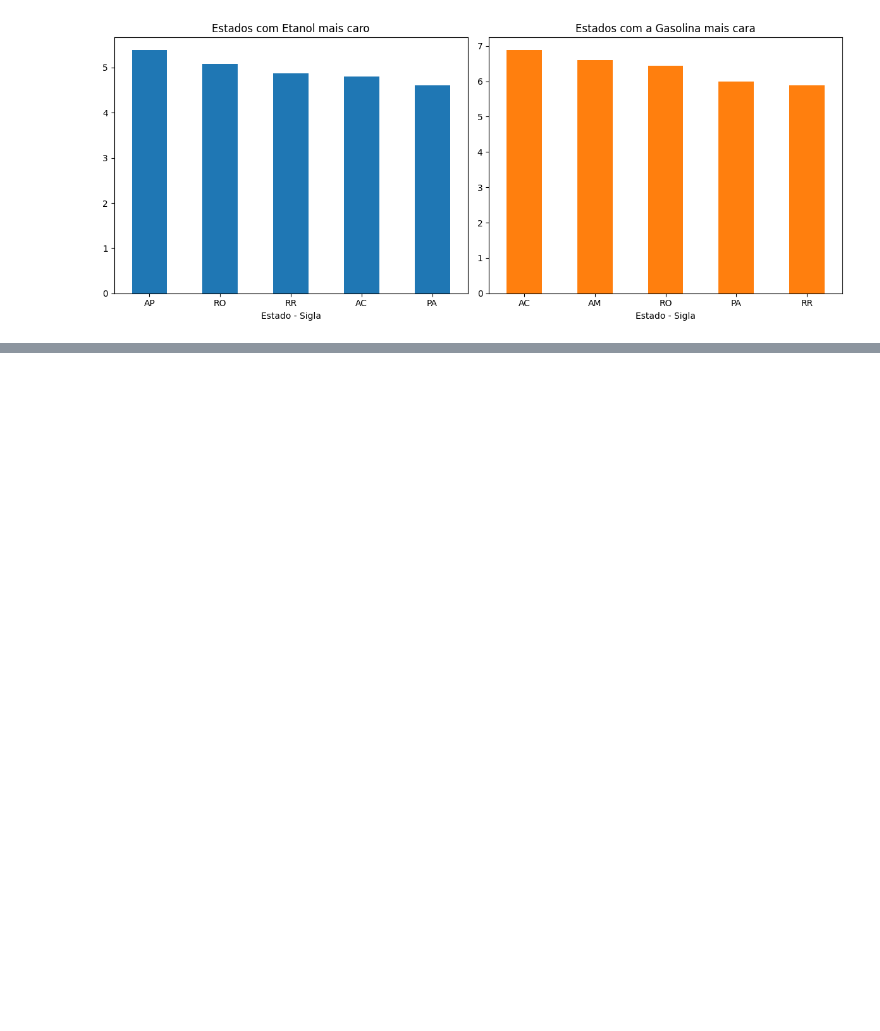
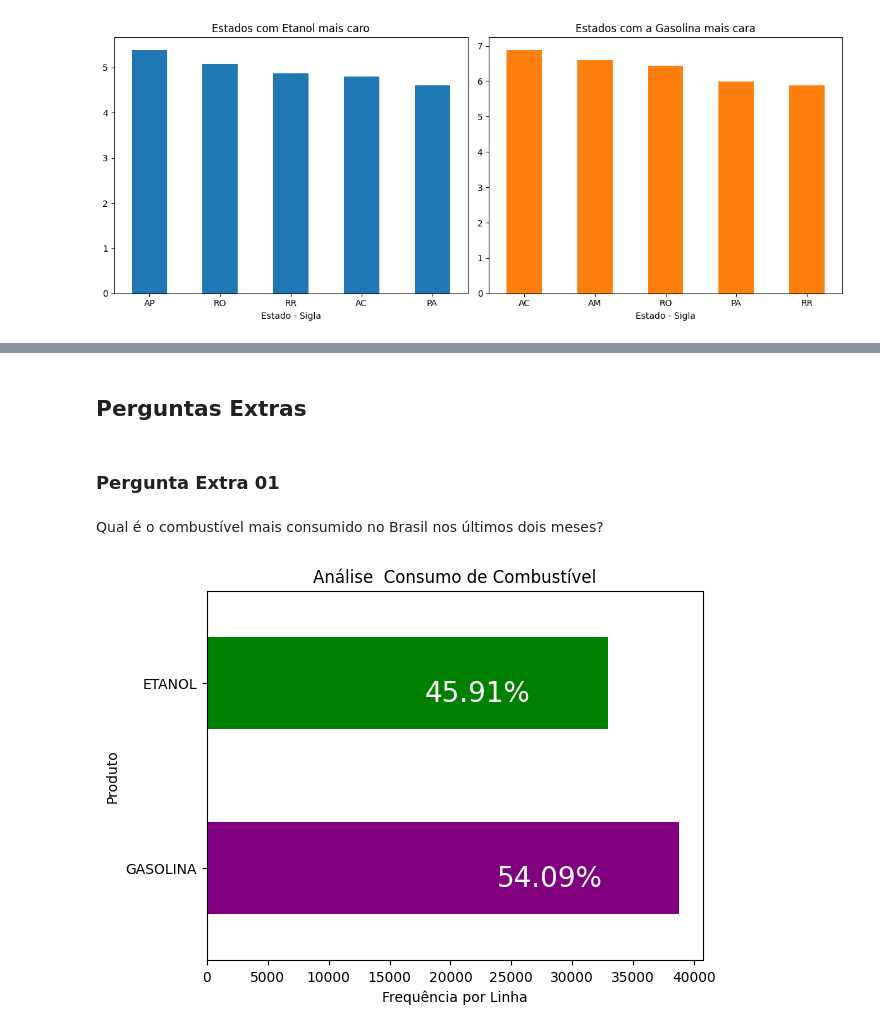
Before and after one commit to arthurlorran1/Projeto-4, a Jupyter notebook: notebook.ipynb, the cells around one changed output, grey strips where cells are left out. Drawn from its saved outputs; the diff is of its cells as text; code cells hidden in the pictures; blank space fills up the shorter version.

```diff
--- a/notebook.ipynb
+++ b/notebook.ipynb
@@ -324,0 +580,26 @@ plt.tight_layout()
+# %% [markdown]
+## **Perguntas Extras**
+# %% [markdown]
+### **Pergunta Extra 01**
+# %% [markdown]
+Qual é o combustível mais consumido no Brasil nos últimos dois meses?
+# %%
+frequencia = df['Produto'].value_counts() # Absoluto
+percentual = round(df['Produto'].value_counts(normalize =True)*100,2) # Percentual
+
+proporcao = pd.DataFrame({'Frequência': frequencia, 'Porcentagem (%)': percentual}) # Dataset -  Absoluto / Percentul
+proporcao.rename_axis('Produto', axis = 'columns', inplace = True)
+
+ax = proporcao['Frequência'].plot.barh(color=['purple', 'green'],rot=0);
+for i, v in enumerate(proporcao['Porcentagem (%)']):
+    ax.text(proporcao['Frequência'][i] + -15000, i - 0.10, f'{v:.2f}%', color='white',fontsize=20)
+
+
+
+
+# Exibir o gráfico
+plt.title('Análise  Consumo de Combustível')
+plt.xlabel('Frequência por Linha')
+plt.show()
+# %% [output]
+[figure, added]
```
Also changed, not shown: parts of 42 cells of this notebook, 2 other files.
